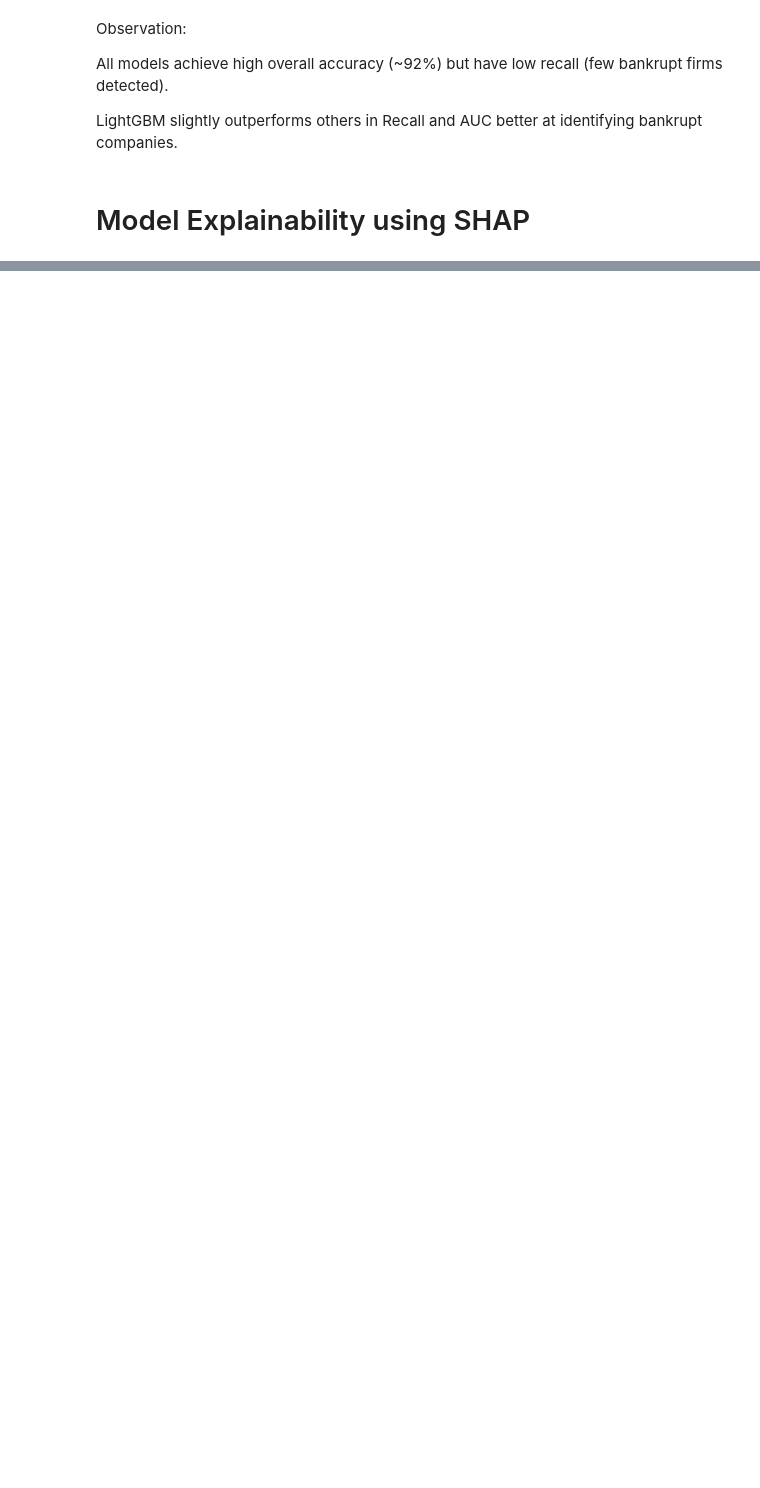
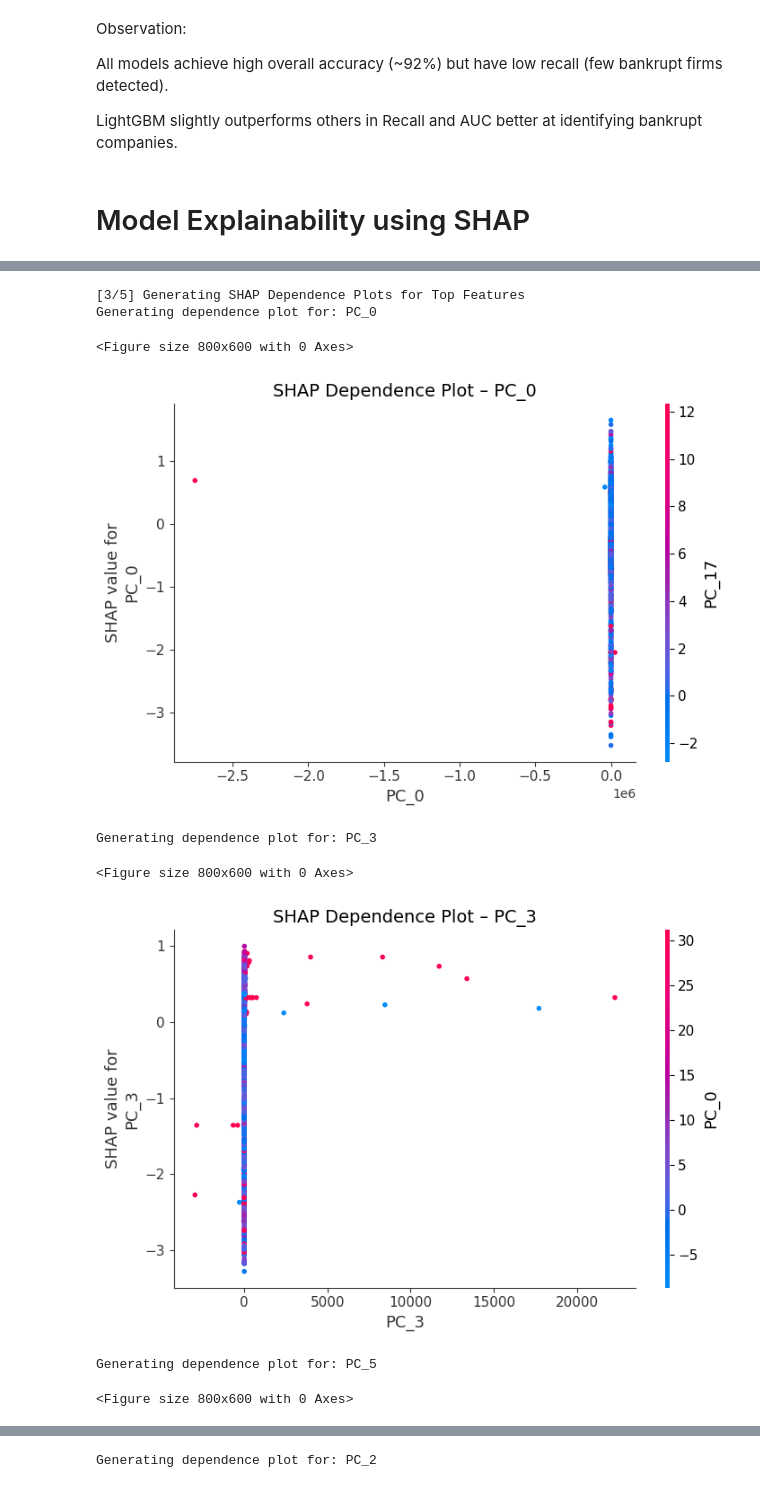
Before and after one commit to Sai-Vara-Prasad-Lekkalapudi/major-project, a Jupyter notebook: Major_project_EDA.ipynb, the cells around one changed output, grey strips where cells are left out. Cells and saved outputs as stored; diff of their text form; code cells hidden in the pictures; blank space fills up the shorter version.

```diff
--- a/Major_project_EDA.ipynb
+++ b/Major_project_EDA.ipynb
@@ -949,0 +1033,50 @@ LightGBM slightly outperforms others in Recall and AUC better at identifying ban
+# %%
+##SHAP Dependence Plots (Top 6 Features)
+
+print("\n[3/5] Generating SHAP Dependence Plots for Top Features")
+
+# 1. Compute feature importance
+feature_importance = np.abs(shap_values_class1).mean(axis=0)
+
+# 2. Identify the top 6 most important features
+top_features_idx = np.argsort(feature_importance)[-6:][::-1]
+
+# 3. Create PCA component names
+feature_names = [f"PC_{i}" for i in range(X_test_final.shape[1])]
+
+# 4. Convert numpy → DataFrame if needed
+if isinstance(X_test_final, np.ndarray):
+    X_test_final = pd.DataFrame(X_test_final, columns=feature_names)
+
+# 5. Generate 6 separate dependence plots
+for i, feature_idx in enumerate(top_features_idx):
+    feature_name = feature_names[feature_idx]
+    print(f"Generating dependence plot for: {feature_name}")
+
+    plt.figure(figsize=(8, 6))
+    shap.dependence_plot(
+        feature_idx,
+        shap_values_class1,
+        X_test_final,
+        feature_names=feature_names,
+        show=False
+    )
+
+    plt.title(f"SHAP Dependence Plot – {feature_name}", fontsize=14)
+    plt.tight_layout()
+
+    # Save separately
+    plt.savefig(f"shap_dependence_plot_{feature_name}.png", dpi=300, bbox_inches="tight")
+    plt.show()
+
+print("\nSaved 6 clean SHAP dependence plots.")
+# %% [output]
+[3/5] Generating SHAP Dependence Plots for Top Features
+Generating dependence plot for: PC_0
+<Figure size 800x600 with 0 Axes>
+[figure, added]
+Generating dependence plot for: PC_3
+<Figure size 800x600 with 0 Axes>
+[figure, added]
+Generating dependence plot for: PC_5
+<Figure size 800x600 with 0 Axes>
@@ -949,0 +1084 @@ LightGBM slightly outperforms others in Recall and AUC better at identifying ban
+Generating dependence plot for: PC_2
```
Also changed, not shown: parts of 7 cells of this notebook.
